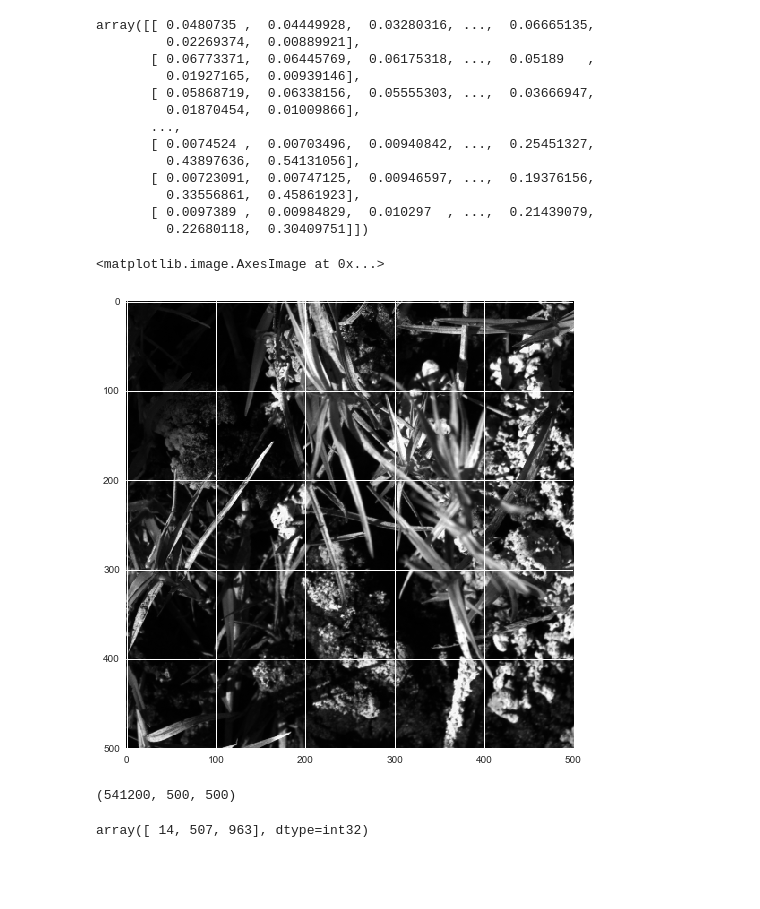
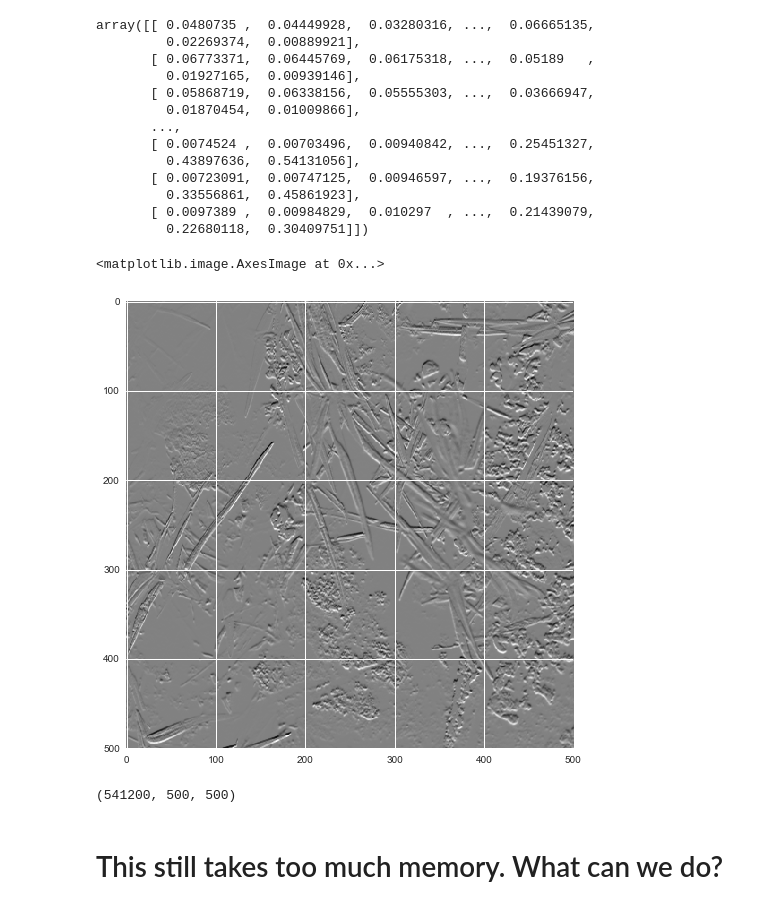
Before and after one commit to lmcintosh/natural-scenes, a Jupyter notebook: Loading Natural Stimulus Tutorial.ipynb, the cells around one changed output. Cells and saved outputs as stored; diff of their text form; code cells hidden in the pictures; blank space fills up the shorter version.

```diff
--- a/Loading Natural Stimulus Tutorial.ipynb
+++ b/Loading Natural Stimulus Tutorial.ipynb
@@ -59,17 +62,13 @@ array([[ 0.0480735 ,  0.04449928,  0.03280316, ...,  0.06665135,
        [ 0.0097389 ,  0.00984829,  0.010297  , ...,  0.21439079,
          0.22680118,  0.30409751]])
 # %%
-plt.imshow(natural_stimuli[0])
+plt.imshow(natural_stimuli[2] - natural_stimuli[0])
 # %% [output]
 <matplotlib.image.AxesImage at 0x...>
-[figure, old version]
+[figure, new version]
 # %%
 natural_stimuli.shape
 # %% [output]
 (541200, 500, 500)
-# %%
-f['stimulus'][0]
-# %% [output]
-array([ 14, 507, 963], dtype=int32)
 # %%
 f.close()
@@ -75,0 +77,2 @@ f.close()
+# %% [markdown]
+# This still takes too much memory. What can we do?
```
Also changed, not shown: parts of 25 cells of this notebook, 1 other file.
